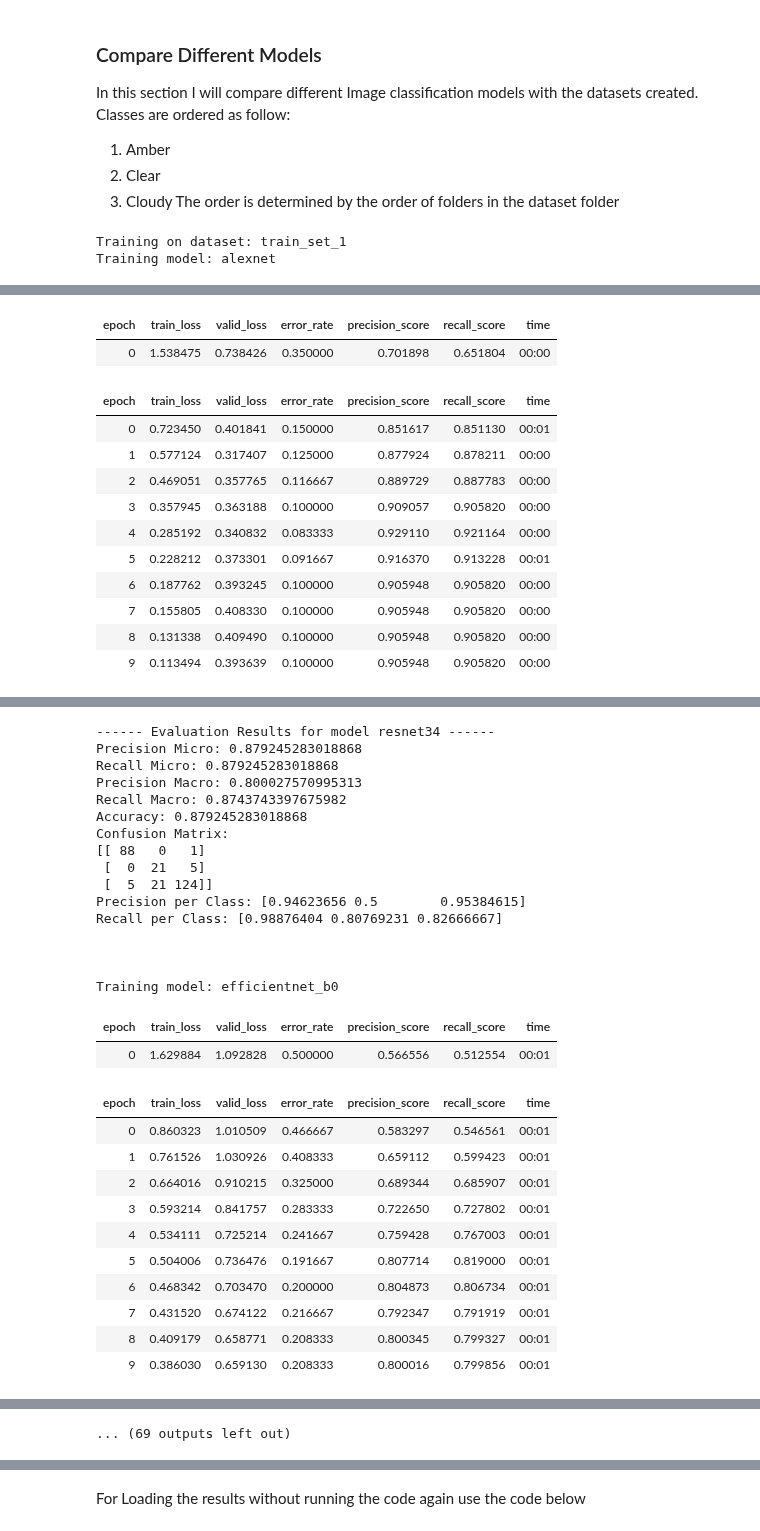
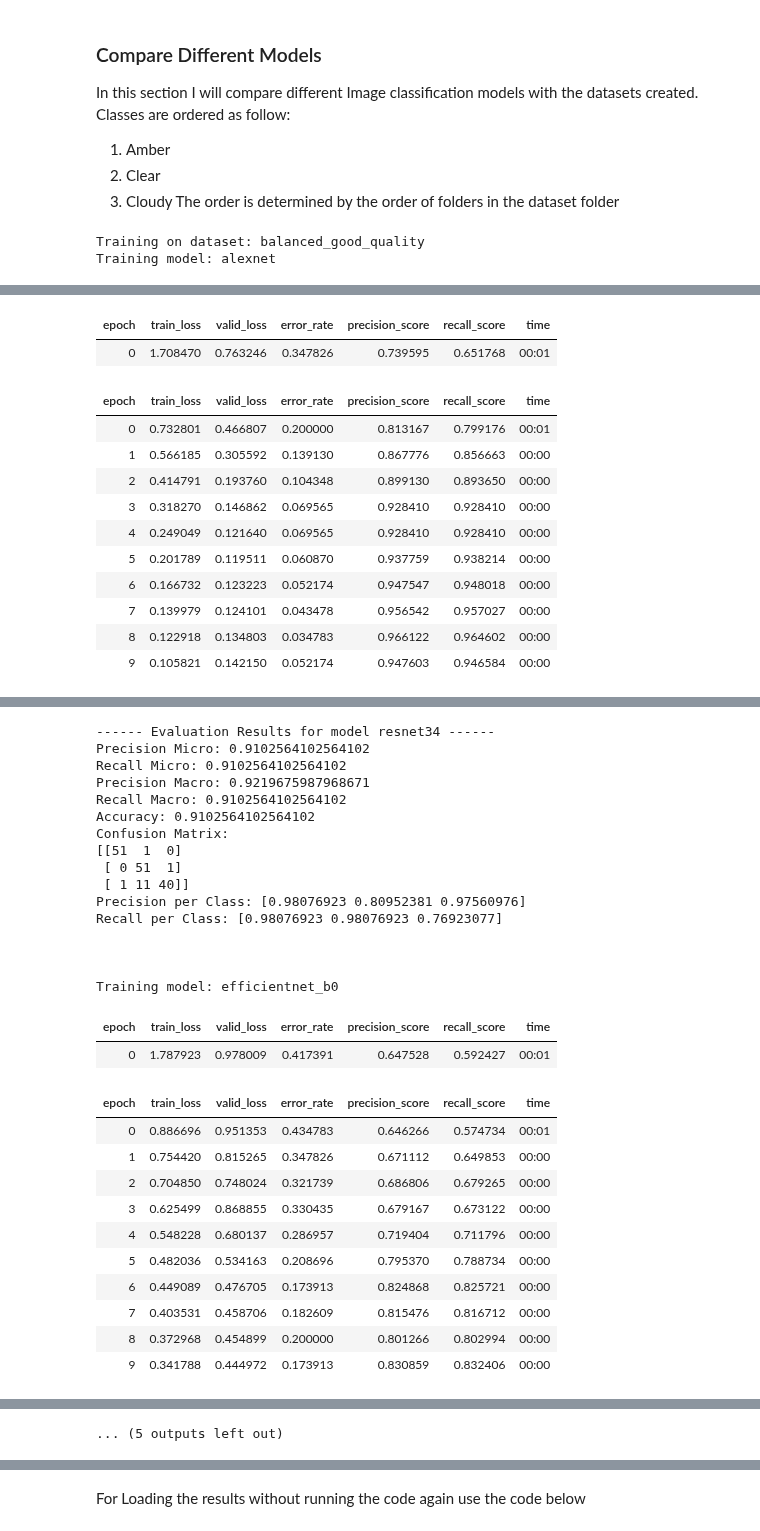
Before and after one commit to elorberb/thesis, a Jupyter notebook: src/classification/notebooks/trichome_classification/fastai_classification.ipynb, the cells around one changed output, grey strips where cells are left out. Cells and saved outputs as stored; diff of their text form; code cells hidden in the pictures.

```diff
--- a/src/classification/notebooks/trichome_classification/fastai_classification.ipynb
+++ b/src/classification/notebooks/trichome_classification/fastai_classification.ipynb
@@ -45,8 +45,8 @@ The order is determined by the order of folders in the dataset folder
 import os
 
 # iterate over each dataset in the datasets folder
-balanced_datasets = "/home/etaylor/code_projects/thesis/segments/etaylor_cannabis_patches_train_26-04-2024_15-44-44/ground_truth_trichomes_datasets/trichome_dataset_125_good_quality/balanced_datasets"
-data_paths = [os.path.join(balanced_datasets, dataset) for dataset in os.listdir(balanced_datasets)]
+balanced_dataset = "/home/etaylor/code_projects/thesis/classification_datasets/trichome_classification/extracted_trichomes_images/balanced_good_quality"
+data_paths = [balanced_dataset]
 # %%
 # from fastai.vision.all import *
 # from collections import Counter
@@ -127,12 +127,12 @@ results = []
 for dataset_path in data_paths:
     print(f"Training on dataset: {os.path.basename(dataset_path)}")
     train_path = os.path.join(dataset_path, "train")
-    test_path = os.path.join(dataset_path, "test")
+    test_path = os.path.join(dataset_path, "val")
 
     # Define DataLoaders with a validation split
     dls = ImageDataLoaders.from_folder(
         path=train_path,
-        valid_pct=0.2,  # Reserve 20% of training data for validation
+        valid_pct=0.25,  # Reserve 20% of training data for validation
         seed=42,        # Ensure reproducibility
         item_tfms=Resize(128),
         bs=batch_size
@@ -191,6 +191,6 @@ for dataset_path in data_paths:
         print(f"Recall per Class: {recall_per_class}")
         print("\n\n")
 # %% [output]
-Training on dataset: train_set_1
+Training on dataset: balanced_good_quality
 Training model: alexnet
 | epoch | train_loss | valid_loss | error_rate | precision_score | recall_score | time |
@@ -222,52 +222,52 @@ Recall per Class: [0.93258427 0.80769231 0.9       ]
 
 
 
 Training model: resnet34
 | epoch | train_loss | valid_loss | error_rate | precision_score | recall_score | time |
-| 0 | 1.538475 | 0.738426 | 0.350000 | 0.701898 | 0.651804 | 00:00 |
+| 0 | 1.708470 | 0.763246 | 0.347826 | 0.739595 | 0.651768 | 00:01 |
 | epoch | train_loss | valid_loss | error_rate | precision_score | recall_score | time |
-| 0 | 0.723450 | 0.401841 | 0.150000 | 0.851617 | 0.851130 | 00:01 |
-| 1 | 0.577124 | 0.317407 | 0.125000 | 0.877924 | 0.878211 | 00:00 |
-| 2 | 0.469051 | 0.357765 | 0.116667 | 0.889729 | 0.887783 | 00:00 |
-| 3 | 0.357945 | 0.363188 | 0.100000 | 0.909057 | 0.905820 | 00:00 |
-| 4 | 0.285192 | 0.340832 | 0.083333 | 0.929110 | 0.921164 | 00:00 |
-| 5 | 0.228212 | 0.373301 | 0.091667 | 0.916370 | 0.913228 | 00:01 |
-| 6 | 0.187762 | 0.393245 | 0.100000 | 0.905948 | 0.905820 | 00:00 |
-| 7 | 0.155805 | 0.408330 | 0.100000 | 0.905948 | 0.905820 | 00:00 |
-| 8 | 0.131338 | 0.409490 | 0.100000 | 0.905948 | 0.905820 | 00:00 |
-| 9 | 0.113494 | 0.393639 | 0.100000 | 0.905948 | 0.905820 | 00:00 |
+| 0 | 0.732801 | 0.466807 | 0.200000 | 0.813167 | 0.799176 | 00:01 |
+| 1 | 0.566185 | 0.305592 | 0.139130 | 0.867776 | 0.856663 | 00:00 |
+| 2 | 0.414791 | 0.193760 | 0.104348 | 0.899130 | 0.893650 | 00:00 |
+| 3 | 0.318270 | 0.146862 | 0.069565 | 0.928410 | 0.928410 | 00:00 |
+| 4 | 0.249049 | 0.121640 | 0.069565 | 0.928410 | 0.928410 | 00:00 |
+| 5 | 0.201789 | 0.119511 | 0.060870 | 0.937759 | 0.938214 | 00:00 |
+| 6 | 0.166732 | 0.123223 | 0.052174 | 0.947547 | 0.948018 | 00:00 |
+| 7 | 0.139979 | 0.124101 | 0.043478 | 0.956542 | 0.957027 | 00:00 |
+| 8 | 0.122918 | 0.134803 | 0.034783 | 0.966122 | 0.964602 | 00:00 |
+| 9 | 0.105821 | 0.142150 | 0.052174 | 0.947603 | 0.946584 | 00:00 |
 [interactive output not drawn]
 ------ Evaluation Results for model resnet34 ------
-Precision Micro: 0.879245283018868
-Recall Micro: 0.879245283018868
-Precision Macro: 0.800027570995313
-Recall Macro: 0.8743743397675982
-Accuracy: 0.879245283018868
+Precision Micro: 0.9102564102564102
+Recall Micro: 0.9102564102564102
+Precision Macro: 0.9219675987968671
+Recall Macro: 0.9102564102564102
+Accuracy: 0.9102564102564102
 Confusion Matrix:
-[[ 88   0   1]
- [  0  21   5]
- [  5  21 124]]
-Precision per Class: [0.94623656 0.5        0.95384615]
-Recall per Class: [0.98876404 0.80769231 0.82666667]
+[[51  1  0]
+ [ 0 51  1]
+ [ 1 11 40]]
+Precision per Class: [0.98076923 0.80952381 0.97560976]
+Recall per Class: [0.98076923 0.98076923 0.76923077]
 
 
 
 Training model: efficientnet_b0
 | epoch | train_loss | valid_loss | error_rate | precision_score | recall_score | time |
-| 0 | 1.629884 | 1.092828 | 0.500000 | 0.566556 | 0.512554 | 00:01 |
+| 0 | 1.787923 | 0.978009 | 0.417391 | 0.647528 | 0.592427 | 00:01 |
 | epoch | train_loss | valid_loss | error_rate | precision_score | recall_score | time |
-| 0 | 0.860323 | 1.010509 | 0.466667 | 0.583297 | 0.546561 | 00:01 |
-| 1 | 0.761526 | 1.030926 | 0.408333 | 0.659112 | 0.599423 | 00:01 |
-| 2 | 0.664016 | 0.910215 | 0.325000 | 0.689344 | 0.685907 | 00:01 |
-| 3 | 0.593214 | 0.841757 | 0.283333 | 0.722650 | 0.727802 | 00:01 |
-| 4 | 0.534111 | 0.725214 | 0.241667 | 0.759428 | 0.767003 | 00:01 |
-| 5 | 0.504006 | 0.736476 | 0.191667 | 0.807714 | 0.819000 | 00:01 |
-| 6 | 0.468342 | 0.703470 | 0.200000 | 0.804873 | 0.806734 | 00:01 |
-| 7 | 0.431520 | 0.674122 | 0.216667 | 0.792347 | 0.791919 | 00:01 |
-| 8 | 0.409179 | 0.658771 | 0.208333 | 0.800345 | 0.799327 | 00:01 |
-| 9 | 0.386030 | 0.659130 | 0.208333 | 0.800016 | 0.799856 | 00:01 |
+| 0 | 0.886696 | 0.951353 | 0.434783 | 0.646266 | 0.574734 | 00:01 |
+| 1 | 0.754420 | 0.815265 | 0.347826 | 0.671112 | 0.649853 | 00:00 |
+| 2 | 0.704850 | 0.748024 | 0.321739 | 0.686806 | 0.679265 | 00:00 |
+| 3 | 0.625499 | 0.868855 | 0.330435 | 0.679167 | 0.673122 | 00:00 |
+| 4 | 0.548228 | 0.680137 | 0.286957 | 0.719404 | 0.711796 | 00:00 |
+| 5 | 0.482036 | 0.534163 | 0.208696 | 0.795370 | 0.788734 | 00:00 |
+| 6 | 0.449089 | 0.476705 | 0.173913 | 0.824868 | 0.825721 | 00:00 |
+| 7 | 0.403531 | 0.458706 | 0.182609 | 0.815476 | 0.816712 | 00:00 |
+| 8 | 0.372968 | 0.454899 | 0.200000 | 0.801266 | 0.802994 | 00:00 |
+| 9 | 0.341788 | 0.444972 | 0.173913 | 0.830859 | 0.832406 | 00:00 |
 [interactive output not drawn]
-... (69 outputs left out)
+... (5 outputs left out)
 # %%
 results_df = pd.DataFrame(results)
 results_df.head()
```
Also changed, not shown: parts of 2 cells of this notebook, 21 other files.
